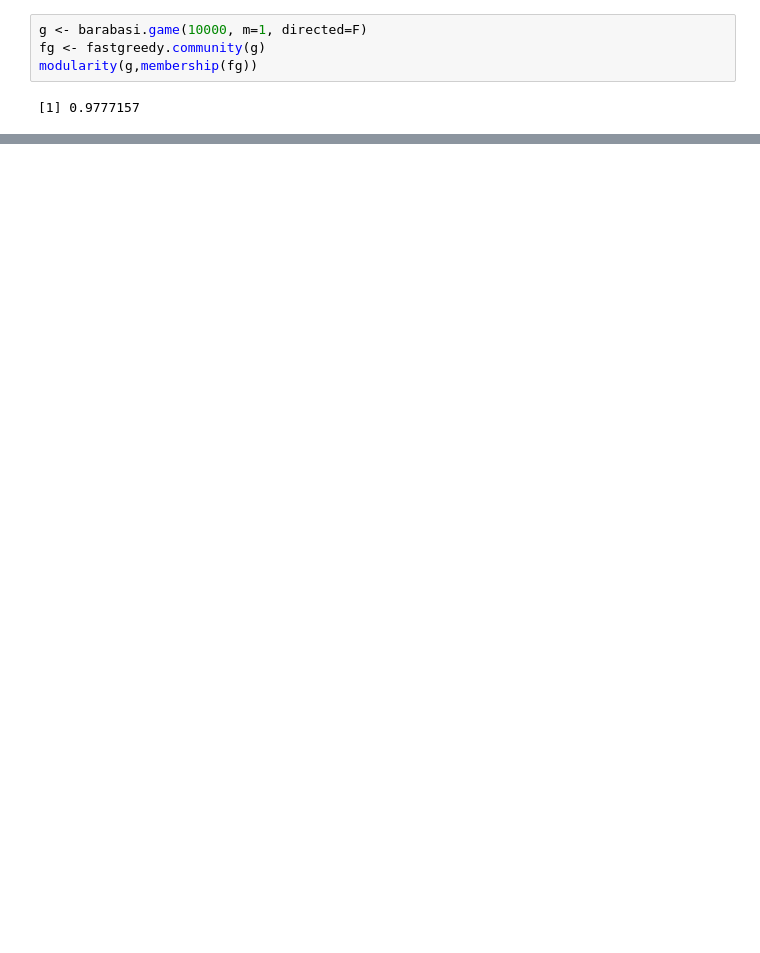
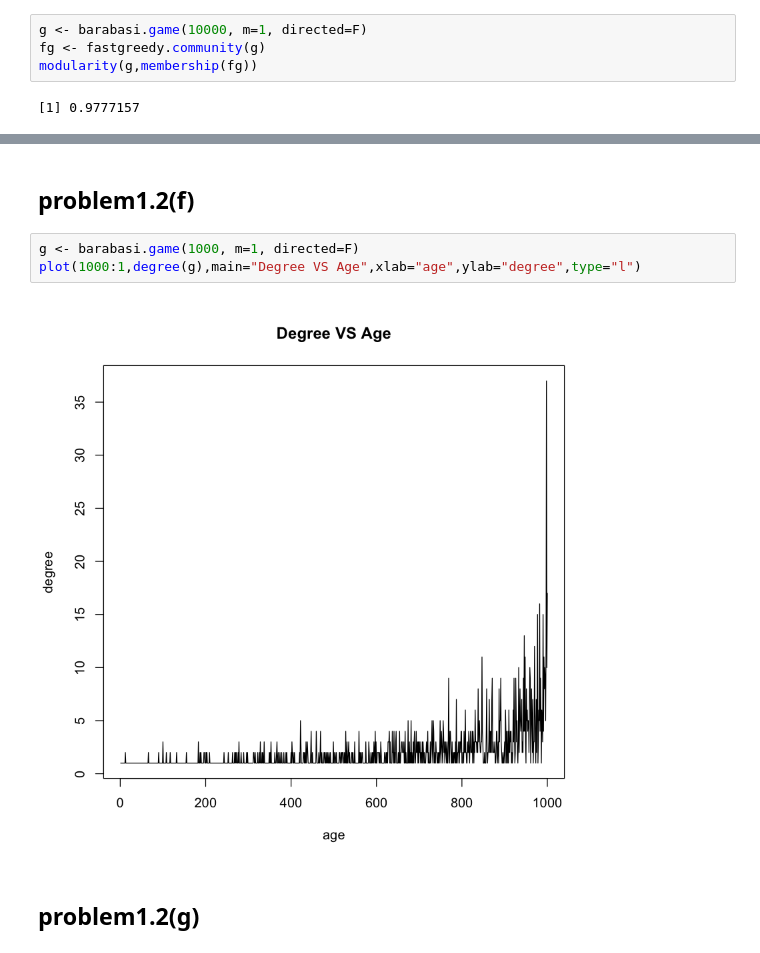
Before and after one commit to Jinxiatucla/232E, a Jupyter notebook: Project1/problem1.ipynb, the cells around one changed output, grey strips where cells are left out. Drawn from its saved outputs; the diff is of its cells as text; blank space fills up the shorter version.

```diff
--- a/Project1/problem1.ipynb
+++ b/Project1/problem1.ipynb
@@ -200,0 +199,11 @@ Warning message in xy.coords(x, y, xlabel, ylabel, log):
+# %% [markdown]
+problem1.2(f)
+---
+# %%
+g <- barabasi.game(1000, m=1, directed=F)
+plot(1000:1,degree(g),main="Degree VS Age",xlab="age",ylab="degree",type="l")
+# %% [output]
+[figure, added]
+# %% [markdown]
+problem1.2(g)
+---
```
Also changed, not shown: parts of 19 cells of this notebook.
